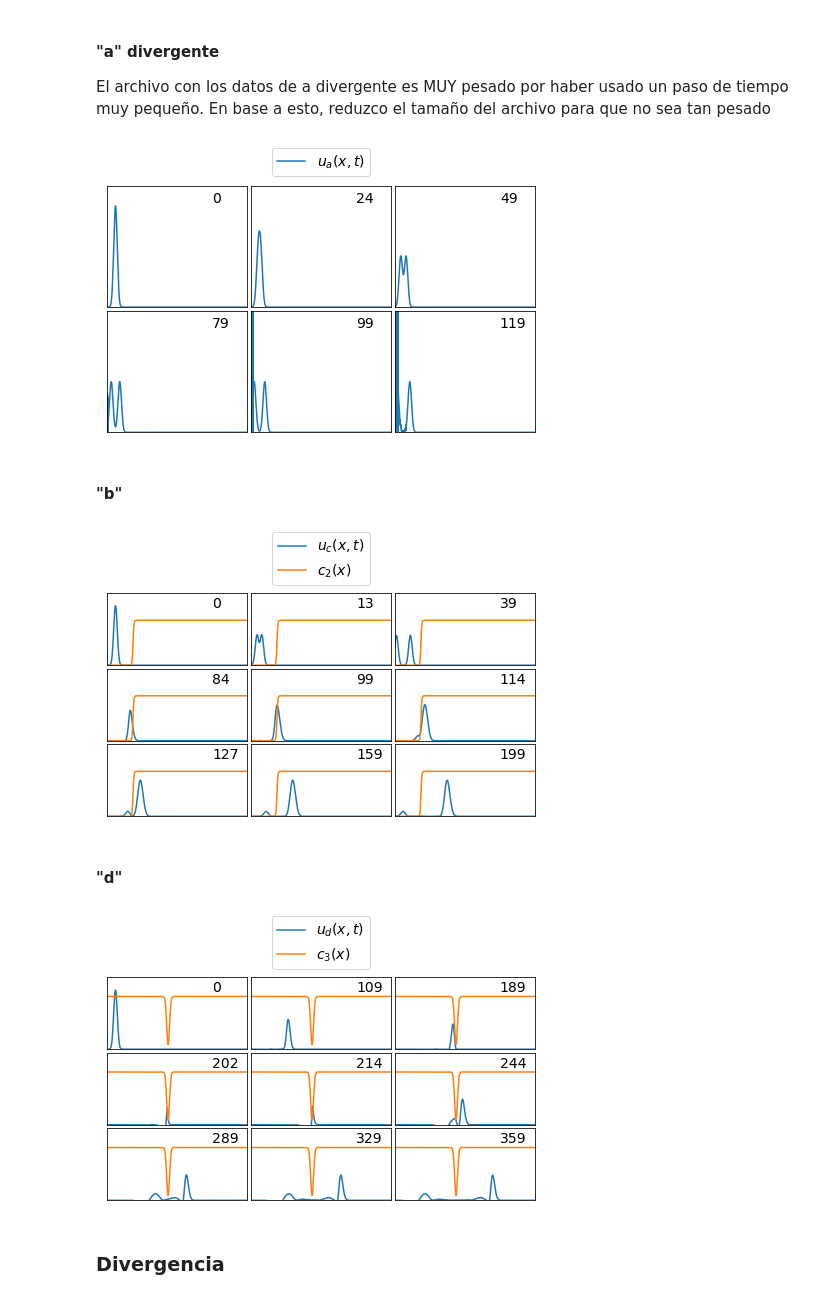
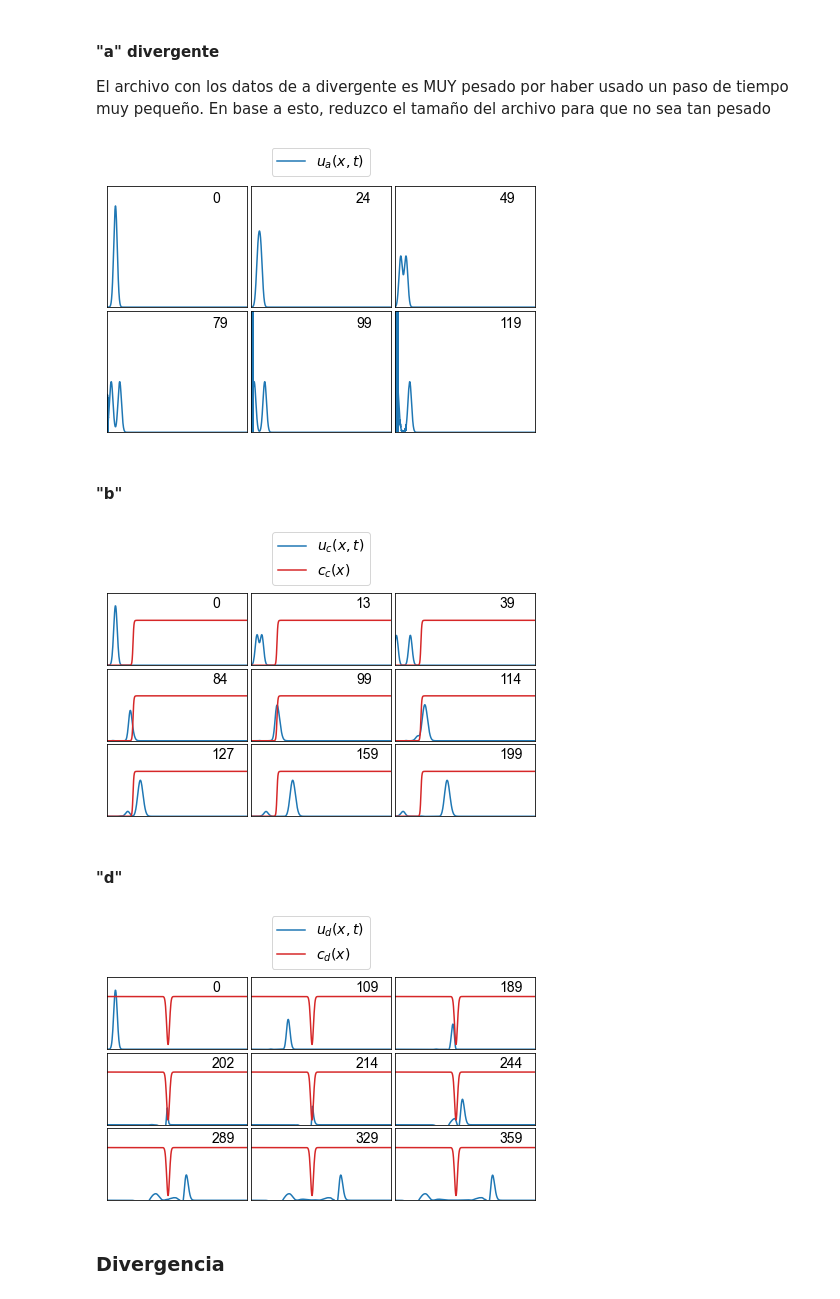
Before and after one commit to Lupama2/Guias_Metodos_Num_Fluidos_I, a Jupyter notebook: Guias/Guia_3/ejercicio_6/Programa/graficos/graficos.ipynb, the cells around one changed output. Cells and saved outputs as stored; diff of their text form; code cells hidden in the pictures.

```diff
--- a/Guias/Guia_3/ejercicio_6/Programa/graficos/graficos.ipynb
+++ b/Guias/Guia_3/ejercicio_6/Programa/graficos/graficos.ipynb
@@ -18,3 +18,17 @@ import math
 pi = math.pi
 # %% [markdown]
 ### Solución a distintos tiempos
+# %%
+#Valores de Delta_x y Delta_t utilizados para cada inciso
+
+M_array = np.array([3900, 390, 390,390, 390])
+N_array = np.array([5300, 1600, 1600,1600, 1600])
+
+Deltax_array = np.zeros(len(M_array))
+Deltat_array = np.zeros(len(N_array))
+
+for i in range(len(M_array)):
+    Deltax_array[i] = 1/(M_array[i]+1)
+    Deltat_array[i] = 1/N_array[i]
+
+print(Deltax_array, "\n", Deltat_array)
@@ -178,7 +195,7 @@ axs[1,2].text(box_x_lim, box_y_lim, str(frames_a_div[5]), transform=axs[1,2].tra
 archivo = "solucion_a_divergente.pdf"
 plt.savefig(archivo, format='pdf',bbox_inches = "tight")
 # %% [output]
-[figure, old version]
+[figure, new version]
 # %% [markdown]
 #### "b"
 # %%
@@ -208,15 +225,15 @@ axs[2,0].plot(x_array, u_matriz[frames[6],:])
 axs[2,1].plot(x_array, u_matriz[frames[7],:])
 axs[2,2].plot(x_array, u_matriz[frames[8],:])
 
-axs[0,0].plot(x_array, 1.5*c2(x_array) - 1.5)
-axs[0,1].plot(x_array, 1.5*c2(x_array) - 1.5, label = "$c_2(x)$")
-axs[0,2].plot(x_array, 1.5*c2(x_array) - 1.5)
-axs[1,0].plot(x_array, 1.5*c2(x_array) - 1.5)
-axs[1,1].plot(x_array, 1.5*c2(x_array) - 1.5)
-axs[1,2].plot(x_array, 1.5*c2(x_array) - 1.5)
-axs[2,0].plot(x_array, 1.5*c2(x_array) - 1.5)
-axs[2,1].plot(x_array, 1.5*c2(x_array) - 1.5)
-axs[2,2].plot(x_array, 1.5*c2(x_array) - 1.5)
+axs[0,0].plot(x_array, 1.5*c2(x_array) - 1.5, color = "tab:red")
+axs[0,1].plot(x_array, 1.5*c2(x_array) - 1.5, label = "$c_c(x)$", color = "tab:red")
+axs[0,2].plot(x_array, 1.5*c2(x_array) - 1.5, color = "tab:red")
+axs[1,0].plot(x_array, 1.5*c2(x_array) - 1.5, color = "tab:red")
+axs[1,1].plot(x_array, 1.5*c2(x_array) - 1.5, color = "tab:red")
+axs[1,2].plot(x_array, 1.5*c2(x_array) - 1.5, color = "tab:red")
+axs[2,0].plot(x_array, 1.5*c2(x_array) - 1.5, color = "tab:red")
+axs[2,1].plot(x_array, 1.5*c2(x_array) - 1.5, color = "tab:red")
+axs[2,2].plot(x_array, 1.5*c2(x_array) - 1.5, color = "tab:red")
 
 
 #Legenda
@@ -256,7 +273,7 @@ axs[2,2].text(box_x_lim, box_y_lim, str(frames[8]), transform=axs[2,2].transAxes
 archivo = "solucion_b.pdf"
 plt.savefig(archivo, format='pdf',bbox_inches = "tight")
 # %% [output]
-[figure, old version]
+[figure, new version]
 # %% [markdown]
 #### "d"
 # %%
@@ -289,15 +306,15 @@ axs[2,0].plot(x_array, u_matriz[frames[6],:])
 axs[2,1].plot(x_array, u_matriz[frames[7],:])
 axs[2,2].plot(x_array, u_matriz[frames[8],:])
 
-axs[0,0].plot(x_array, 0.8*(c3(x_array)-0.4))
-axs[0,1].plot(x_array, 0.8*(c3(x_array)-0.4), label = "$c_3(x)$")
-axs[0,2].plot(x_array, 0.8*(c3(x_array)-0.4))
-axs[1,0].plot(x_array, 0.8*(c3(x_array)-0.4))
-axs[1,1].plot(x_array, 0.8*(c3(x_array)-0.4))
-axs[1,2].plot(x_array, 0.8*(c3(x_array)-0.4))
-axs[2,0].plot(x_array, 0.8*(c3(x_array)-0.4))
-axs[2,1].plot(x_array, 0.8*(c3(x_array)-0.4))
-axs[2,2].plot(x_array, 0.8*(c3(x_array)-0.4))
+axs[0,0].plot(x_array, 0.8*(c3(x_array)-0.4), color = "tab:red")
+axs[0,1].plot(x_array, 0.8*(c3(x_array)-0.4), label = "$c_d(x)$", color = "tab:red")
+axs[0,2].plot(x_array, 0.8*(c3(x_array)-0.4), color = "tab:red")
+axs[1,0].plot(x_array, 0.8*(c3(x_array)-0.4), color = "tab:red")
+axs[1,1].plot(x_array, 0.8*(c3(x_array)-0.4), color = "tab:red")
+axs[1,2].plot(x_array, 0.8*(c3(x_array)-0.4), color = "tab:red")
+axs[2,0].plot(x_array, 0.8*(c3(x_array)-0.4), color = "tab:red")
+axs[2,1].plot(x_array, 0.8*(c3(x_array)-0.4), color = "tab:red")
+axs[2,2].plot(x_array, 0.8*(c3(x_array)-0.4), color = "tab:red")
 
 
 #Legenda
@@ -310,34 +327,34 @@ for i in range(3):
     for j in range(3):
         axs[i,j].set_yticks([])
         axs[i,j].set_xticks([])
         axs[i,j].set_xlim([0, 4]);
         axs[i,j].set_ylim([0, 1.2]);
         # ax.set_yticks([])
         # ax.set_xticks([])
 
 #Cambio el espacio entre subplots
 fig.tight_layout(pad=0.01)
 
 #Agrego la caja con el texto
 box_x_lim = 0.75
 box_y_lim = 0.95
 font_size = 14
 
 axs[0,0].text(box_x_lim, box_y_lim, str(frames[0]), transform=axs[0,0].transAxes, fontsize=font_size, verticalalignment='top')
 axs[0,1].text(box_x_lim, box_y_lim, str(frames[1]), transform=axs[0,1].transAxes, fontsize=font_size, verticalalignment='top')
 axs[0,2].text(box_x_lim, box_y_lim, str(frames[2]), transform=axs[0,2].transAxes, fontsize=font_size, verticalalignment='top')
 axs[1,0].text(box_x_lim, box_y_lim, str(frames[3]), transform=axs[1,0].transAxes, fontsize=font_size, verticalalignment='top')
 axs[1,1].text(box_x_lim, box_y_lim, str(frames[4]), transform=axs[1,1].transAxes, fontsize=font_size, verticalalignment='top')
 axs[1,2].text(box_x_lim, box_y_lim, str(frames[5]), transform=axs[1,2].transAxes, fontsize=font_size, verticalalignment='top')
 axs[2,0].text(box_x_lim, box_y_lim, str(frames[6]), transform=axs[2,0].transAxes, fontsize=font_size, verticalalignment='top')
 axs[2,1].text(box_x_lim, box_y_lim, str(frames[7]), transform=axs[2,1].transAxes, fontsize=font_size, verticalalignment='top')
 axs[2,2].text(box_x_lim, box_y_lim, str(frames[8]), transform=axs[2,2].transAxes, fontsize=font_size, verticalalignment='top')
 
 #Guardo la imagen
 archivo = "solucion_d.pdf"
 plt.savefig(archivo, format='pdf',bbox_inches = "tight")
 # %% [output]
-[figure, old version]
+[figure, new version]
 # %% [markdown]
 ### Divergencia
 # %%
```
Also changed, not shown: parts of 4 cells of this notebook, 12 other files.
